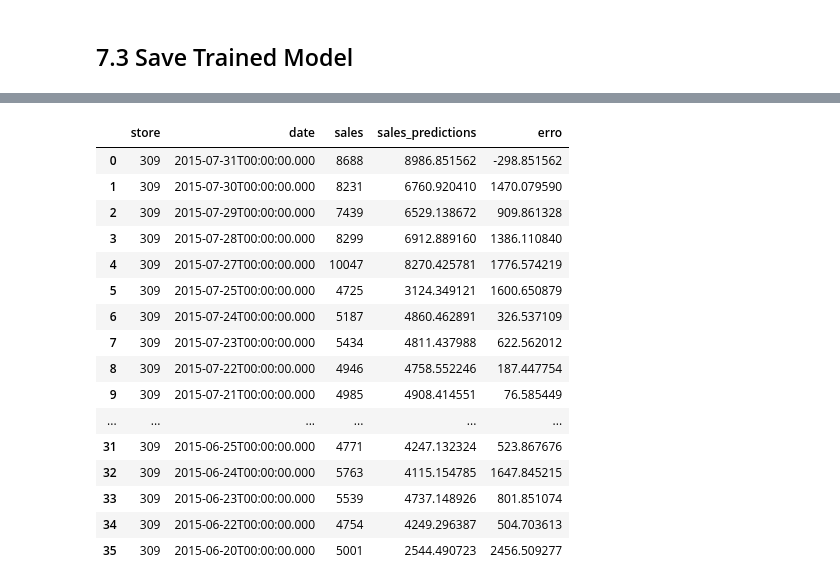
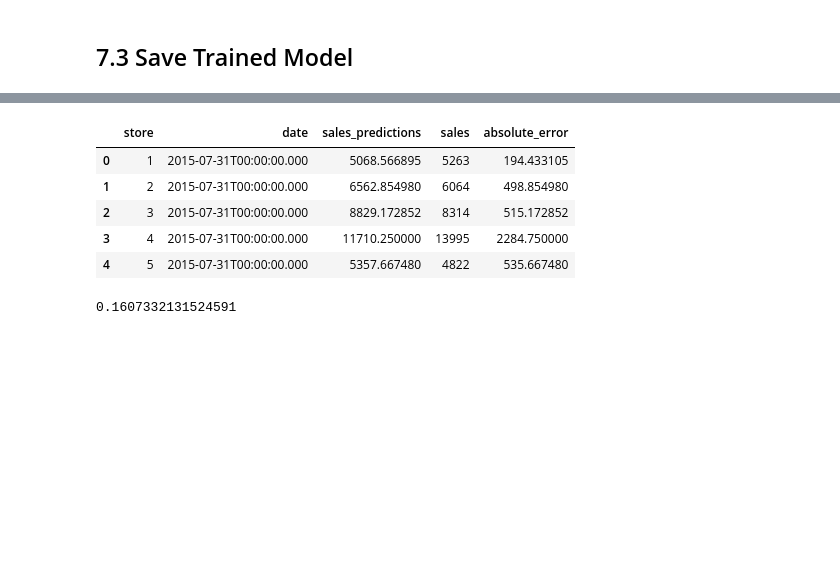
Before and after one commit to mendesdata/rossmann_store_sales, a Jupyter notebook: notebooks/rossmann.ipynb, the cells around one changed output, grey strips where cells are left out. Cells and saved outputs as stored; diff of their text form; code cells hidden in the pictures; blank space fills up the shorter version.

Commit message:
Atualização do Rossmann Monitor

```diff
--- a/notebooks/rossmann.ipynb
+++ b/notebooks/rossmann.ipynb
@@ -323,6 +323,46 @@ def cross_validation( x_training, kfold, model_name, model, verbose=False ):
                             'RMSE CV' : np.round( np.mean( rmse_list ), 2 ).astype( str ) + ' +/- ' + np.round( np.std( rmse_list ), 2 ).astype( str )
                         }, index=[0] )
 
+def get_model_prediction( test_file, server_name ):
+    x_test = pd.read_csv( test_file,  low_memory= False )
+
+    # remove close day
+    x_test = x_test[ ( x_test['open'] != 0 ) ]
+
+    y_test = x_test['sales'].values
+    x_test = x_test.drop( columns=['sales'], axis=1 )
+
+    # convert dataframe to json
+    json_data = json.dumps( x_test.to_dict( orient='records' ) )
+
+    # API CALL
+
+    # Render´s Server request
+    url = 'https://rossmann-app-9l04.onrender.com/rossmann/predict'
+
+    # local request
+    if server_name == 'local':
+        url = 'http://0.0.0.0:5000/rossmann/predict'
+
+
+    header = { 'Content-type' : 'application/json' }
+    response = requests.post( url, data=json_data, headers=header )
+
+    check_status = response.status_code
+
+    if check_status == 200:
+        # return dataframe with predictions
+        df = pd.DataFrame( response.json(), columns=response.json()[0].keys() )
+        df = df[['store', 'date', 'sales_predictions']]
+
+        df['sales']          = y_test
+        df['absolute_error'] = np.abs( y_test - df['sales_predictions'].values )
+
+        return df
+
+    else:
+        return pd.DataFrame()
+
 
 def jupyter_settings():
     %matplotlib inline
@@ -1558,22 +1793,10 @@ d.head(40)
-# %%
-d1 = df_response[ (df_response['store'] == 309) ][['store', 'date', 'sales', 'sales_predictions']]
-d1['erro'] = d1['sales'] - d1['sales_predictions']
-d1.head(40)
-# %% [output]
-|  | store | date | sales | sales_predictions | erro |
-| 0 | 309 | 2015-07-31T00:00:00.000 | 8688 | 8986.851562 | -298.851562 |
-| 1 | 309 | 2015-07-30T00:00:00.000 | 8231 | 6760.920410 | 1470.079590 |
-| 2 | 309 | 2015-07-29T00:00:00.000 | 7439 | 6529.138672 | 909.861328 |
-| 3 | 309 | 2015-07-28T00:00:00.000 | 8299 | 6912.889160 | 1386.110840 |
-| 4 | 309 | 2015-07-27T00:00:00.000 | 10047 | 8270.425781 | 1776.574219 |
-| 5 | 309 | 2015-07-25T00:00:00.000 | 4725 | 3124.349121 | 1600.650879 |
-| 6 | 309 | 2015-07-24T00:00:00.000 | 5187 | 4860.462891 | 326.537109 |
-| 7 | 309 | 2015-07-23T00:00:00.000 | 5434 | 4811.437988 | 622.562012 |
-| 8 | 309 | 2015-07-22T00:00:00.000 | 4946 | 4758.552246 | 187.447754 |
-| 9 | 309 | 2015-07-21T00:00:00.000 | 4985 | 4908.414551 | 76.585449 |
-| ... | ... | ... | ... | ... | ... |
-| 31 | 309 | 2015-06-25T00:00:00.000 | 4771 | 4247.132324 | 523.867676 |
-| 32 | 309 | 2015-06-24T00:00:00.000 | 5763 | 4115.154785 | 1647.845215 |
-| 33 | 309 | 2015-06-23T00:00:00.000 | 5539 | 4737.148926 | 801.851074 |
-| 34 | 309 | 2015-06-22T00:00:00.000 | 4754 | 4249.296387 | 504.703613 |
-| 35 | 309 | 2015-06-20T00:00:00.000 | 5001 | 2544.490723 | 2456.509277 |
+# %%
+df_predictions = get_model_prediction( '../data/test.csv', 'local' )
+df_predictions.head()
+# %% [output]
+|  | store | date | sales_predictions | sales | absolute_error |
+| 0 | 1 | 2015-07-31T00:00:00.000 | 5068.566895 | 5263 | 194.433105 |
+| 1 | 2 | 2015-07-31T00:00:00.000 | 6562.854980 | 6064 | 498.854980 |
+| 2 | 3 | 2015-07-31T00:00:00.000 | 8829.172852 | 8314 | 515.172852 |
+| 3 | 4 | 2015-07-31T00:00:00.000 | 11710.250000 | 13995 | 2284.750000 |
+| 4 | 5 | 2015-07-31T00:00:00.000 | 5357.667480 | 4822 | 535.667480 |
@@ -1579,0 +1814,4 @@ d1.head(40)
+# %%
+df_predictions['absolute_error'].mean() / df_predictions['sales'] .mean()
+# %% [output]
+0.1607332131524591
```
Also changed, not shown: parts of 99 cells of this notebook, 4 other files.
